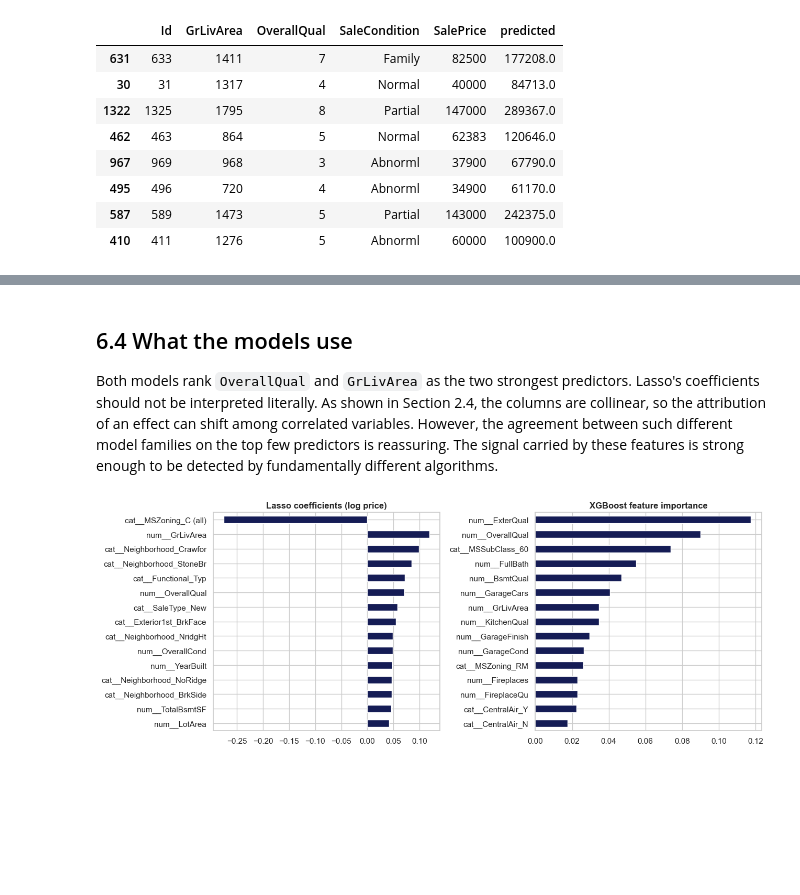
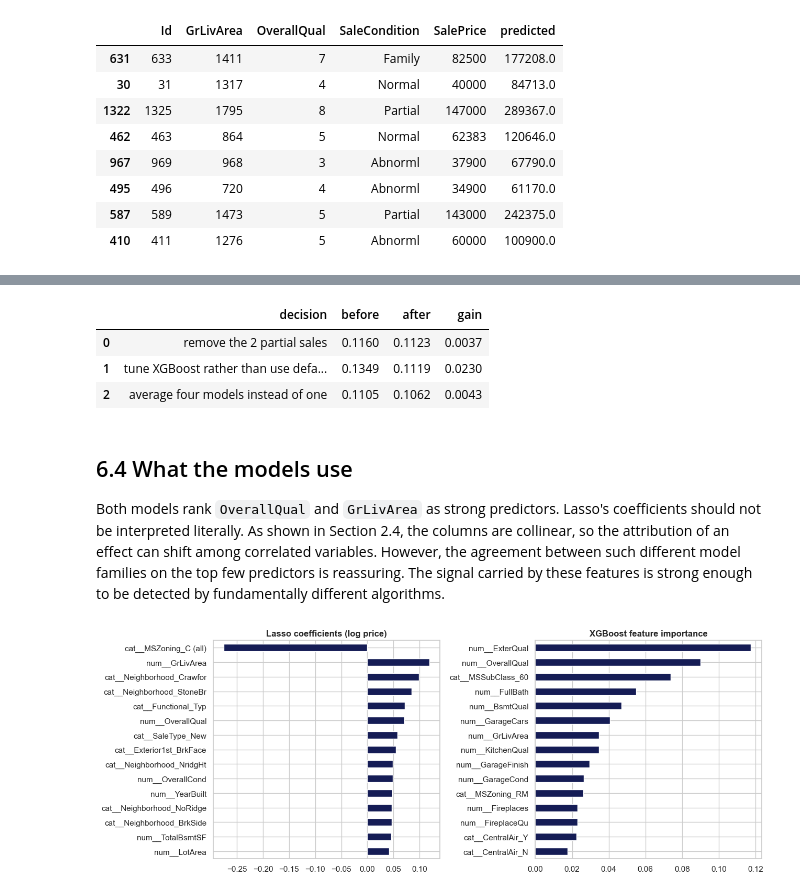
Before and after one commit to siddharthyashkukreja-cloud/smu_programming_group, a Jupyter notebook: ACCT682_Housing_prices.ipynb, the cells around one changed output, grey strips where cells are left out. Saved outputs shown, nothing was run; the diff lists cells and outputs as text; code cells hidden in the pictures; blank space fills up the shorter version.

```diff
--- a/ACCT682_Housing_prices.ipynb
+++ b/ACCT682_Housing_prices.ipynb
@@ -699,7 +711,29 @@ train_kept.loc[worst, ["Id", "GrLivArea", "OverallQual", "SaleCondition", "SaleP
+# %%
+fixed = Lasso(alpha=best_alpha, max_iter=5000)
+
+# fitted with the two bad sales still in, but scored only on the rows we keep
+_, oof_with = cv_rmse(fixed, X_all, y_all)
+kept_rmse = np.sqrt(mean_squared_error(y_all[keep], oof_with[keep]))
+removed_rmse, _ = cv_rmse(fixed, X, y)
+
+# XGBoost as we tuned it, against the library defaults
+default_rmse, _ = cv_rmse(XGBRegressor(random_state=RANDOM_STATE, n_jobs=4), X, y)
+
+pd.DataFrame({
+    "decision": ["remove the 2 partial sales", "tune XGBoost rather than use defaults",
+                 "average four models instead of one"],
+    "before": [kept_rmse, default_rmse, best_single.cv_rmse],
+    "after":  [removed_rmse, xgb_rmse, blend_rmse],
+}).assign(gain=lambda d: (d.before - d.after).round(4)).round(4)
+# %% [output]
+|  | decision | before | after | gain |
+| 0 | remove the 2 partial sales | 0.1160 | 0.1123 | 0.0037 |
+| 1 | tune XGBoost rather than use defa... | 0.1349 | 0.1119 | 0.0230 |
+| 2 | average four models instead of one | 0.1105 | 0.1062 | 0.0043 |
 # %% [markdown]
 ## 6.4 What the models use
 
-Both models rank `OverallQual` and `GrLivArea` as the two strongest predictors. Lasso's coefficients should not be interpreted literally. As shown in Section 2.4, the columns are collinear, so the attribution of an effect can shift among correlated variables. However, the agreement between such different model families on the top few predictors is reassuring. The signal carried by these features is strong enough to be detected by fundamentally different algorithms.
+Both models rank `OverallQual` and `GrLivArea` as strong predictors. Lasso's coefficients should not be interpreted literally. As shown in Section 2.4, the columns are collinear, so the attribution of an effect can shift among correlated variables. However, the agreement between such different model families on the top few predictors is reassuring. The signal carried by these features is strong enough to be detected by fundamentally different algorithms.
 # %%
 xgb_fit = make_pipe(xgb).fit(X, y)
 names = lasso_fit.named_steps["pre"].get_feature_names_out()
```
Also changed, not shown: parts of 9 cells of this notebook, 1 other file.
